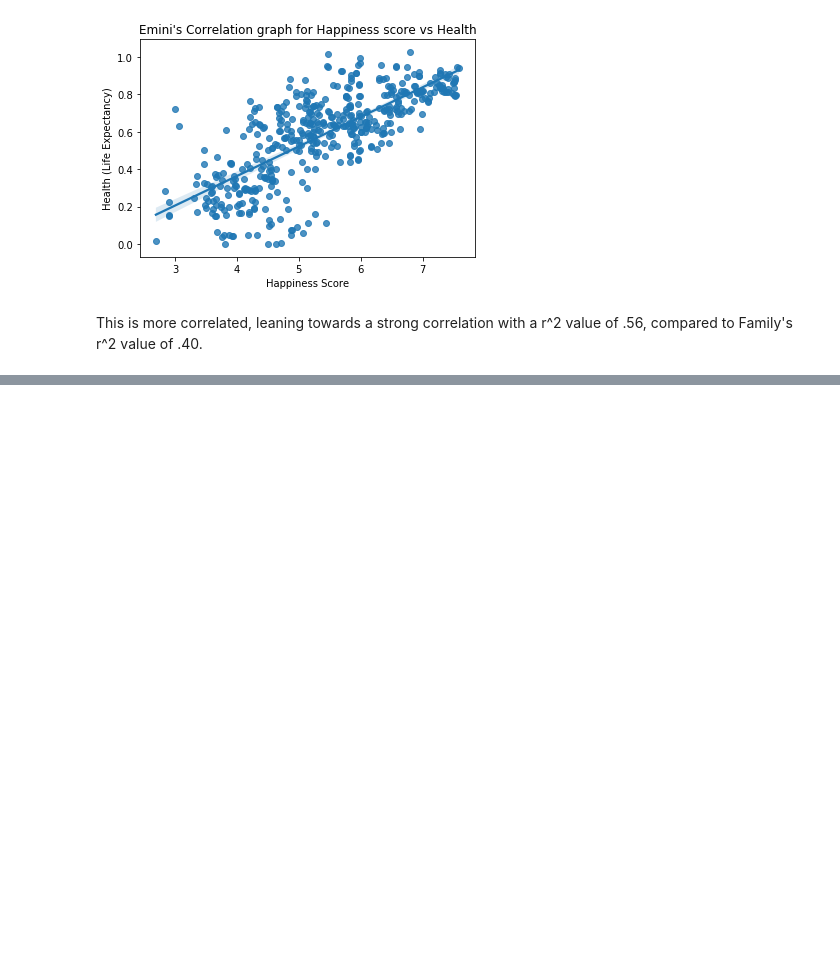
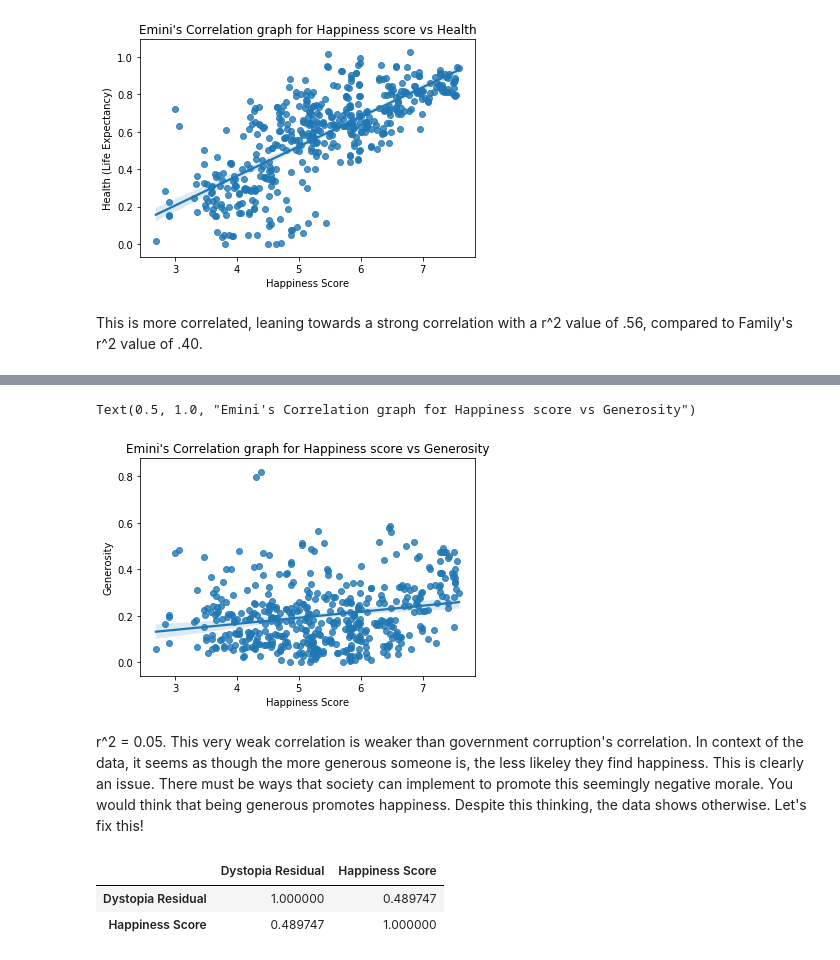
Before and after one commit to EOHFA-GOAT/world-happiness-analysis, a Jupyter notebook: World_Happiness_Exercise1.ipynb, the cells around one changed output, grey strips where cells are left out. Cells and saved outputs as stored; diff of their text form; code cells hidden in the pictures; blank space fills up the shorter version.

```diff
--- a/World_Happiness_Exercise1.ipynb
+++ b/World_Happiness_Exercise1.ipynb
@@ -319,0 +369,19 @@ This is more correlated, leaning towards a strong correlation with a r^2 value o
+# %%
+#Geneoristy Plot
+sns.regplot(data = gen_corr, x = 'Happiness Score', y = 'Generosity').set_title("Emini's Correlation graph for Happiness score vs Generosity")
+# %% [output]
+Text(0.5, 1.0, "Emini's Correlation graph for Happiness score vs Generosity")
+[figure, added]
+# %% [markdown]
+r^2 = 0.05. This very weak correlation is weaker than government corruption's correlation. In context of the data, it seems as though the more generous someone is, the less likeley they find happiness. This is clearly an issue. There must be ways that society can implement to promote this seemingly negative morale. You would think that being generous promotes happiness. Despite this thinking, the data shows otherwise. Let's fix this!
+# %%
+#Dystopia
+dyst_happiness = ['Dystopia Residual','Happiness Score']
+
+dyst_corr = data[dyst_happiness]
+
+dyst_corr.corr()
+# %% [output]
+|  | Dystopia Residual | Happiness Score |
+| Dystopia Residual | 1.000000 | 0.489747 |
+| Happiness Score | 0.489747 | 1.000000 |
```
Also changed, not shown: parts of 11 cells of this notebook.
